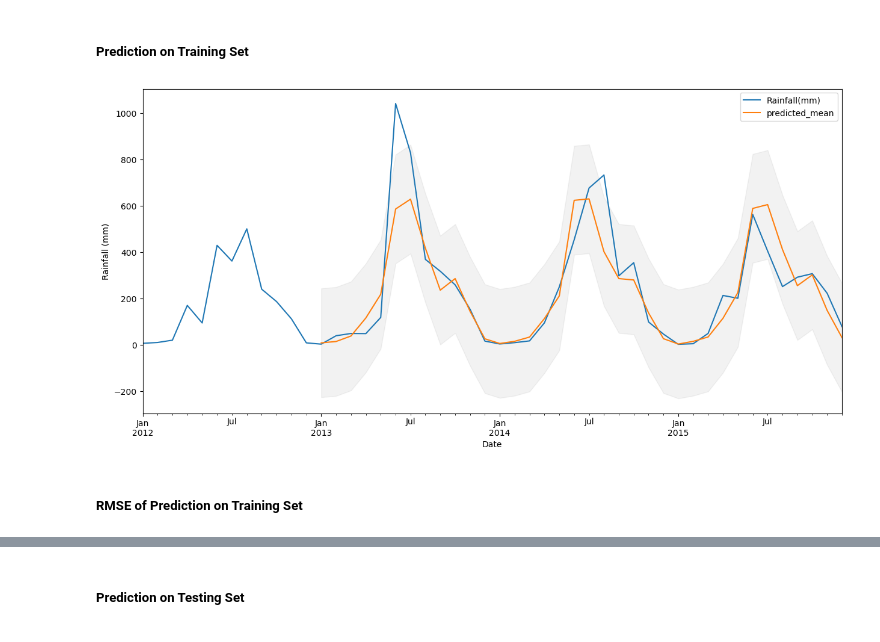
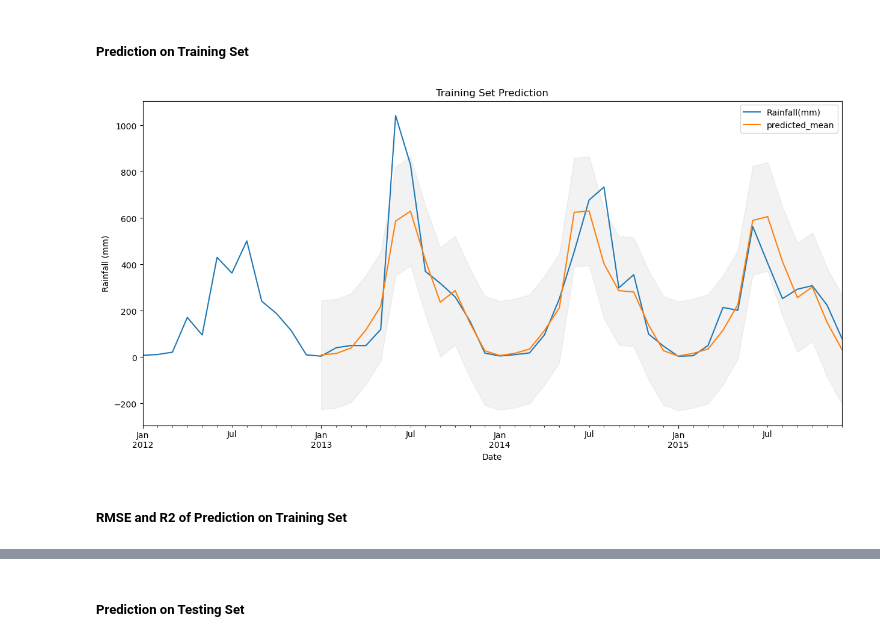
Before and after one commit to jishnu3000/flood-prediction, a Jupyter notebook: F20PA.ipynb, the cells around one changed output, grey strips where cells are left out. Cells and saved outputs as stored; diff of their text form; code cells hidden in the pictures.

```diff
--- a/F20PA.ipynb
+++ b/F20PA.ipynb
@@ -554,26 +557,27 @@ From the above plots we can see:
 # %%
 # Predictions are performed for the 1st January 2013 onwards of the train data.
 train_pred = results.get_prediction(start = pd.to_datetime('2013-01-01'), dynamic = False)
 
 # Get confidence intervals of predictions
 train_pred_ci = train_pred.conf_int()
 
 ax = train_sarima["2012":].plot(label="observed", figsize=(15, 7))
 train_pred.predicted_mean.plot(ax = ax, alpha = 1, legend = True)
 ax.fill_between(
     train_pred_ci.index,
     train_pred_ci.iloc[:, 0],
     train_pred_ci.iloc[:, 1],
     color = "k",
     alpha = 0.05
 )
 ax.set_xlabel("Date")
 ax.set_ylabel("Rainfall (mm)")
+plt.title('Training Set Prediction')
 plt.show()
 # %% [output]
-[figure, old version]
+[figure, new version]
 # %% [markdown]
-##### RMSE of Prediction on Training Set
+##### RMSE and R2 of Prediction on Training Set
 # %%
 train_sarima_prediction = train_pred.predicted_mean
 train_sarima_true = train_sarima["2013-01-01":]
```
Also changed, not shown: parts of 10 cells of this notebook.
